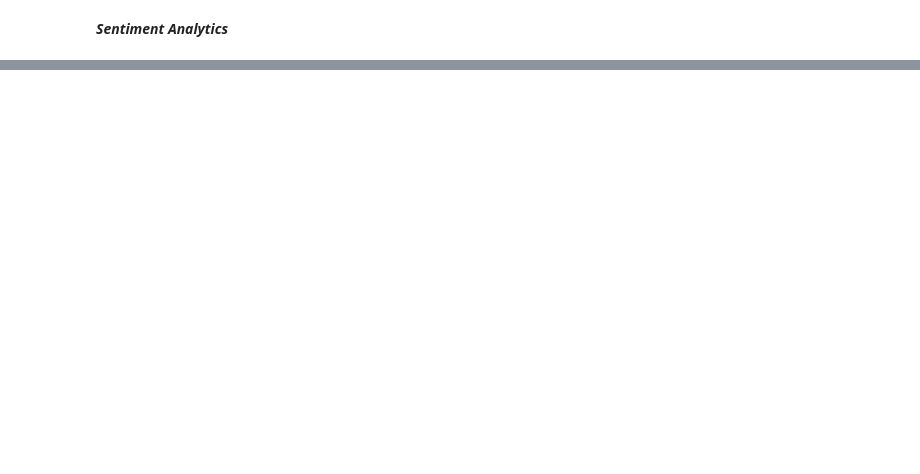
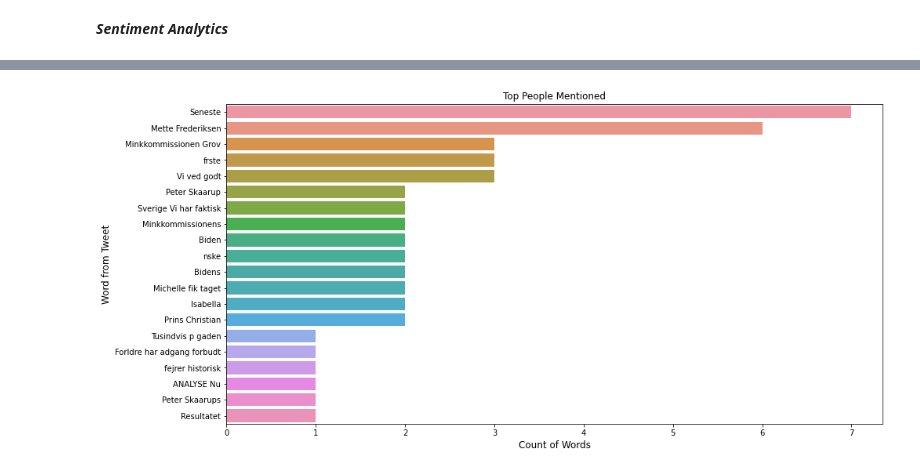
Before and after one commit to mrchapagain/SocialNetworkAnalytics, a Jupyter notebook: TwiteerDataAnalytics.ipynb, the cells around one changed output, grey strips where cells are left out. Cells and saved outputs as stored; diff of their text form; code cells hidden in the pictures; blank space fills up the shorter version.

```diff
--- a/TwiteerDataAnalytics.ipynb
+++ b/TwiteerDataAnalytics.ipynb
@@ -195,0 +198,11 @@ plt.show()
+# %%
+# Visualization again
+dfx= df7[:20, ]
+plt.figure(figsize=(15,7.5))
+sns.barplot(dfx.values, dfx.index, alpha=1)
+plt.title('Top People Mentioned')
+plt.ylabel('Word from Tweet', fontsize=12)
+plt.xlabel('Count of Words', fontsize=12)
+plt.show()
+# %% [output]
+[figure, added]
```
Also changed, not shown: parts of 9 cells of this notebook.
